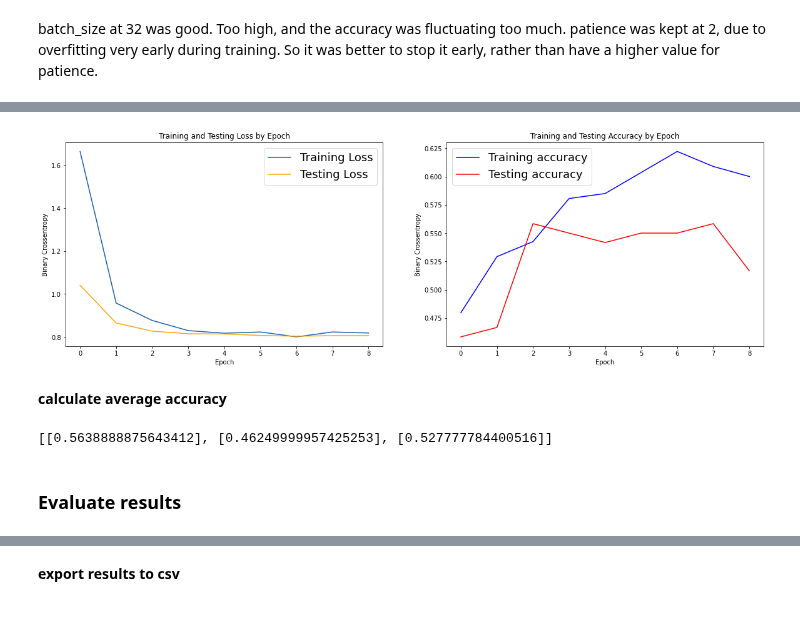
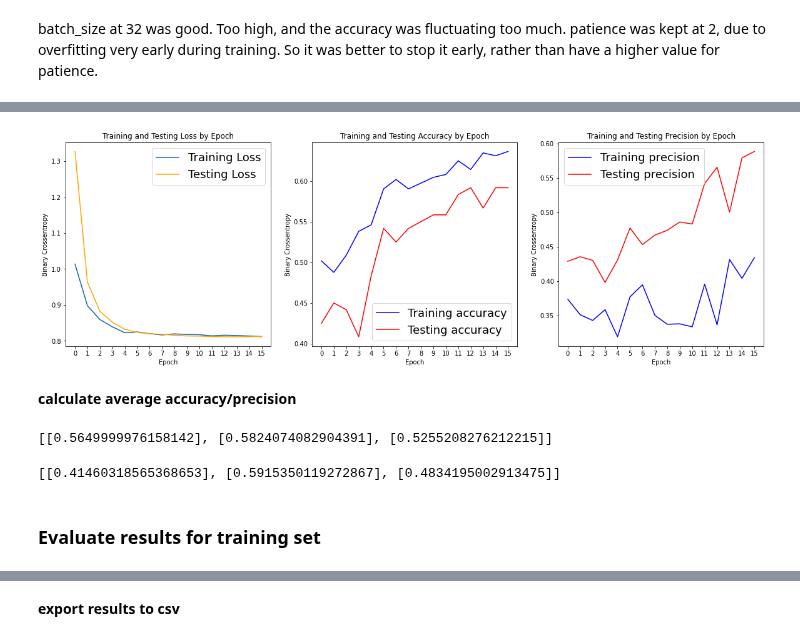
Before and after one commit to doscsy12/knee_mri_proj, a Jupyter notebook: code/Model_building_meniscus_alexnet.ipynb, the cells around one changed output, grey strips where cells are left out. Saved outputs shown, nothing was run; the diff lists cells and outputs as text; code cells hidden in the pictures.

Commit message:
Update Model

```diff
--- a/code/Model_building_meniscus_alexnet.ipynb
+++ b/code/Model_building_meniscus_alexnet.ipynb
@@ -187,9 +189,11 @@ def plot_results(model):
     test_loss = model.history['val_loss']
     acc = model.history['accuracy']
     val_acc = model.history['val_accuracy']
+    prec = model.history['precision']
+    val_prec = model.history['val_precision']
     epoch_labels = model.epoch
 
-    fig, axes = plt.subplots(1, 2, figsize=(20, 6), sharex=True)
+    fig, axes = plt.subplots(1, 3, figsize=(20, 6), sharex=True)
 
     axes[0].plot(train_loss, label='Training Loss', color='#185fad')
     axes[0].plot(test_loss, label='Testing Loss', color='orange')
@@ -197,16 +201,27 @@ def plot_results(model):
     axes[1].plot(acc, label='Training accuracy', color='blue')
     axes[1].plot(val_acc, label='Testing accuracy', color='red')
 
+    axes[2].plot(prec, label='Training precision', color='blue')
+    axes[2].plot(val_prec, label='Testing precision', color='red')
+
     # Set title
     axes[0].title.set_text('Training and Testing Loss by Epoch')
+    axes[0].set_xlabel('Epoch')
+    axes[0].set_ylabel('Binary Crossentropy')
+
     axes[1].title.set_text('Training and Testing Accuracy by Epoch')
-    axes[0].set_xlabel('Epoch')
     axes[1].set_xlabel('Epoch')
-    axes[0].set_ylabel('Binary Crossentropy')
     axes[1].set_ylabel('Binary Crossentropy')
+
+    axes[2].title.set_text('Training and Testing Precision by Epoch')
+    axes[2].set_xlabel('Epoch')
+    axes[2].set_ylabel('Binary Crossentropy')
+
     plt.xticks(epoch_labels, epoch_labels);
+
     axes[0].legend(fontsize=18);
     axes[1].legend(fontsize=18);
+    axes[2].legend(fontsize=18);
 # %% [markdown]
 ## Utilising adapted model
 # %% [markdown]
@@ -305,7 +320,7 @@ def create_model():
     # Compile model
     cnn_model.compile(loss='binary_crossentropy',
           optimizer=sgd,
-          metrics=['accuracy'])
+          metrics=['accuracy', Precision(name='precision')])
 
     return cnn_model
 # %%
@@ -436,6 +454,8 @@ sag_men_model, alex_sag_men = build_model(cnn_model,'alex_sag_men', num_epochs,
 # get/plot accuracy
 alex_sag_men_acc=[]
 alex_sag_men_acc.append(np.mean(alex_sag_men.history['val_accuracy']))
+alex_sag_men_prec=[]
+alex_sag_men_prec.append(np.mean(alex_sag_men.history['val_precision']))
 plot_results(alex_sag_men)
 # %% [output]
 Epoch 1/20
@@ -459,10 +478,14 @@ Epoch 9/20
-[figure, old version]
+[figure, new version]
 # %% [markdown]
-**calculate average accuracy**
+**calculate average accuracy/precision**
 # %%
 [alex_cor_men_acc, alex_axl_men_acc, alex_sag_men_acc]
 # %% [output]
-[[0.5638888875643412], [0.46249999957425253], [0.527777784400516]]
+[[0.5649999976158142], [0.5824074082904391], [0.5255208276212215]]
+# %%
+[alex_cor_men_prec, alex_axl_men_prec, alex_sag_men_prec]
+# %% [output]
+[[0.41460318565368653], [0.5915350119272867], [0.4834195002913475]]
 # %% [markdown]
-### Evaluate results
+### Evaluate results for training set
 # %%
```
Also changed, not shown: parts of 38 cells of this notebook, 1 other file.
